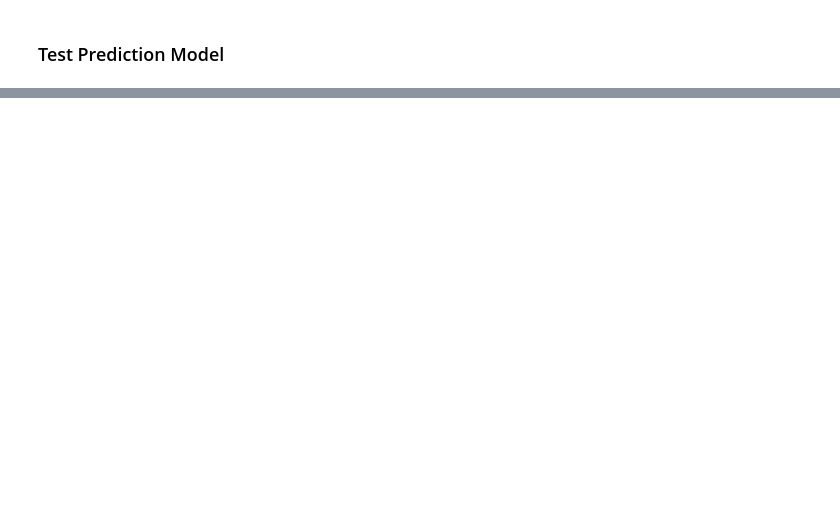
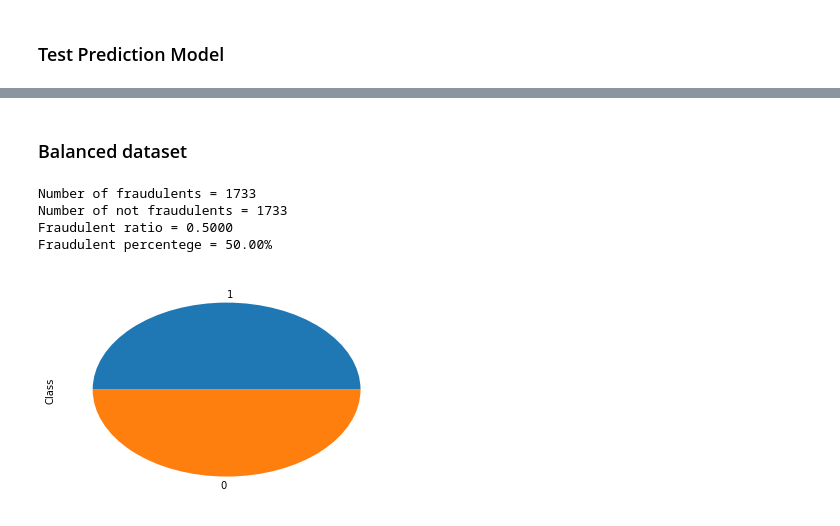
Before and after one commit to onuralpyigit/CreditCardFraudDetection, a Jupyter notebook: src/main/python/Task3.ipynb, the cells around one changed output, grey strips where cells are left out. Saved outputs shown, nothing was run; the diff lists cells and outputs as text; code cells hidden in the pictures; blank space fills up the shorter version.

```diff
--- a/src/main/python/Task3.ipynb
+++ b/src/main/python/Task3.ipynb
@@ -176,0 +197,27 @@ False Negatives (FN) = 41 (Type2 error)
+# %% [markdown]
+### Balanced dataset
+# %%
+transaction_data_fraud = transaction_data[transaction_data.Class == 1]
+number_of_fraudulents = transaction_data_fraud.shape[0]
+transaction_data_normal = transaction_data[transaction_data.Class == 0].sample(n = number_of_fraudulents)
+number_of_not_fraudulents = transaction_data_normal.shape[0]
+
+frames = [transaction_data_fraud, transaction_data_normal]
+balanced_transaction_data = pd.concat(frames)
+number_of_observations = balanced_transaction_data.shape[0]
+fraudulent_ratio = number_of_fraudulents / float(number_of_observations)
+
+print('Number of fraudulents = {0}'.format(number_of_fraudulents))
+print('Number of not fraudulents = {0}'.format(number_of_not_fraudulents))
+print('Fraudulent ratio = {0:.4f}'.format(fraudulent_ratio))
+print('Fraudulent percentege = {0:.2f}%'.format(fraudulent_ratio * 100))
+
+number_of_is_attributed = balanced_transaction_data['Class'].value_counts()
+number_of_is_attributed.plot(kind='pie')
+plt.show()
+# %% [output]
+Number of fraudulents = 1733
+Number of not fraudulents = 1733
+Fraudulent ratio = 0.5000
+Fraudulent percentege = 50.00%
+[figure, added]
```
Also changed, not shown: parts of 11 cells of this notebook, 1 other file.
